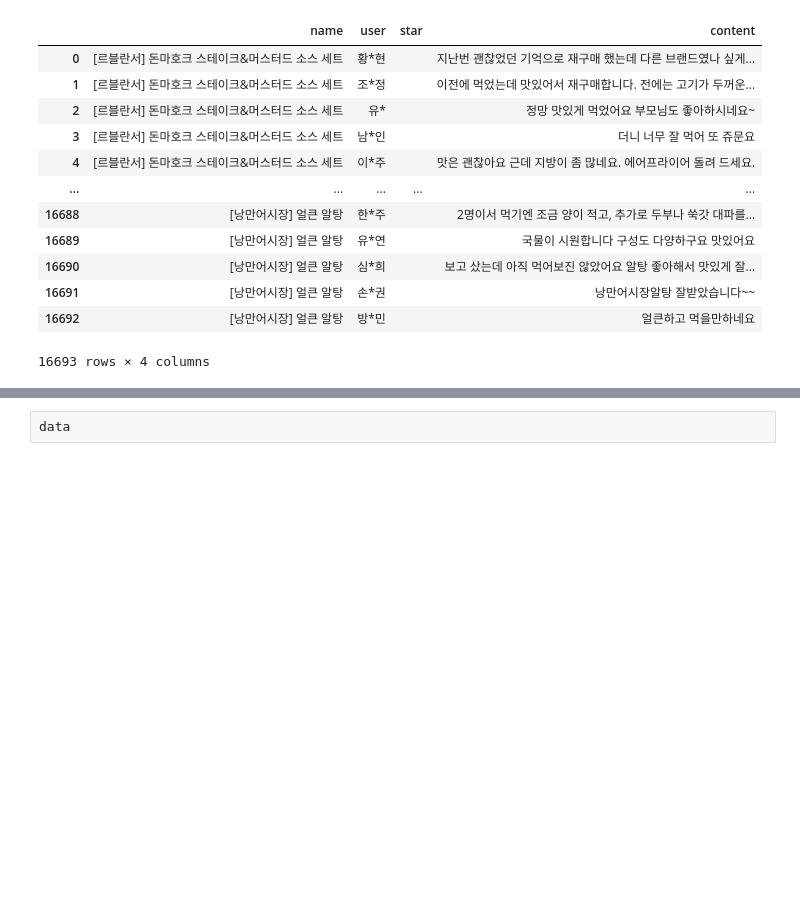
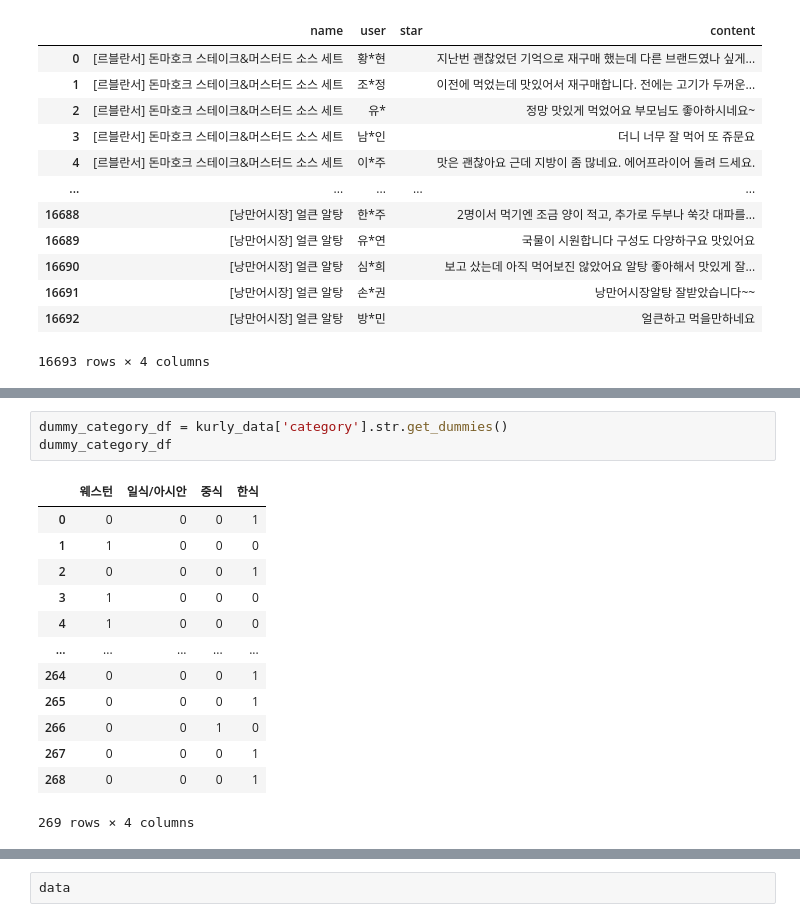
Before and after one commit to Haebuk/Mealkit_Recommendation, a Jupyter notebook: test.ipynb, the cells around one changed output, grey strips where cells are left out. Drawn from its saved outputs; the diff is of its cells as text; blank space fills up the shorter version.

```diff
--- a/test.ipynb
+++ b/test.ipynb
@@ -137,0 +234,17 @@ kurly_infos
+# %%
+dummy_category_df = kurly_data['category'].str.get_dummies()
+dummy_category_df
+# %% [output]
+|  | 웨스턴 | 일식/아시안 | 중식 | 한식 |
+| 0 | 0 | 0 | 0 | 1 |
+| 1 | 1 | 0 | 0 | 0 |
+| 2 | 0 | 0 | 0 | 1 |
+| 3 | 1 | 0 | 0 | 0 |
+| 4 | 1 | 0 | 0 | 0 |
+| ... | ... | ... | ... | ... |
+| 264 | 0 | 0 | 0 | 1 |
+| 265 | 0 | 0 | 0 | 1 |
+| 266 | 0 | 0 | 1 | 0 |
+| 267 | 0 | 0 | 0 | 1 |
+| 268 | 0 | 0 | 0 | 1 |
+269 rows × 4 columns
```
Also changed, not shown: parts of 26 cells of this notebook, 2 other files.
